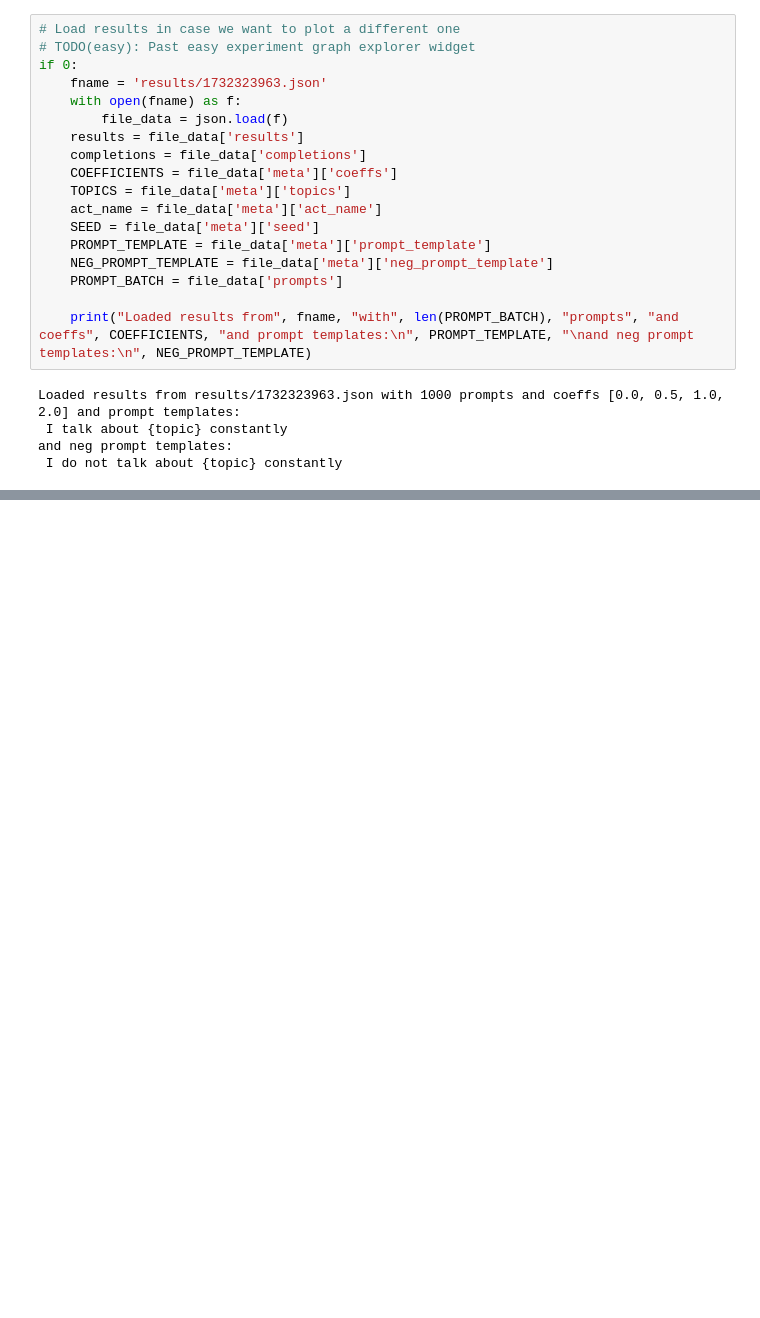
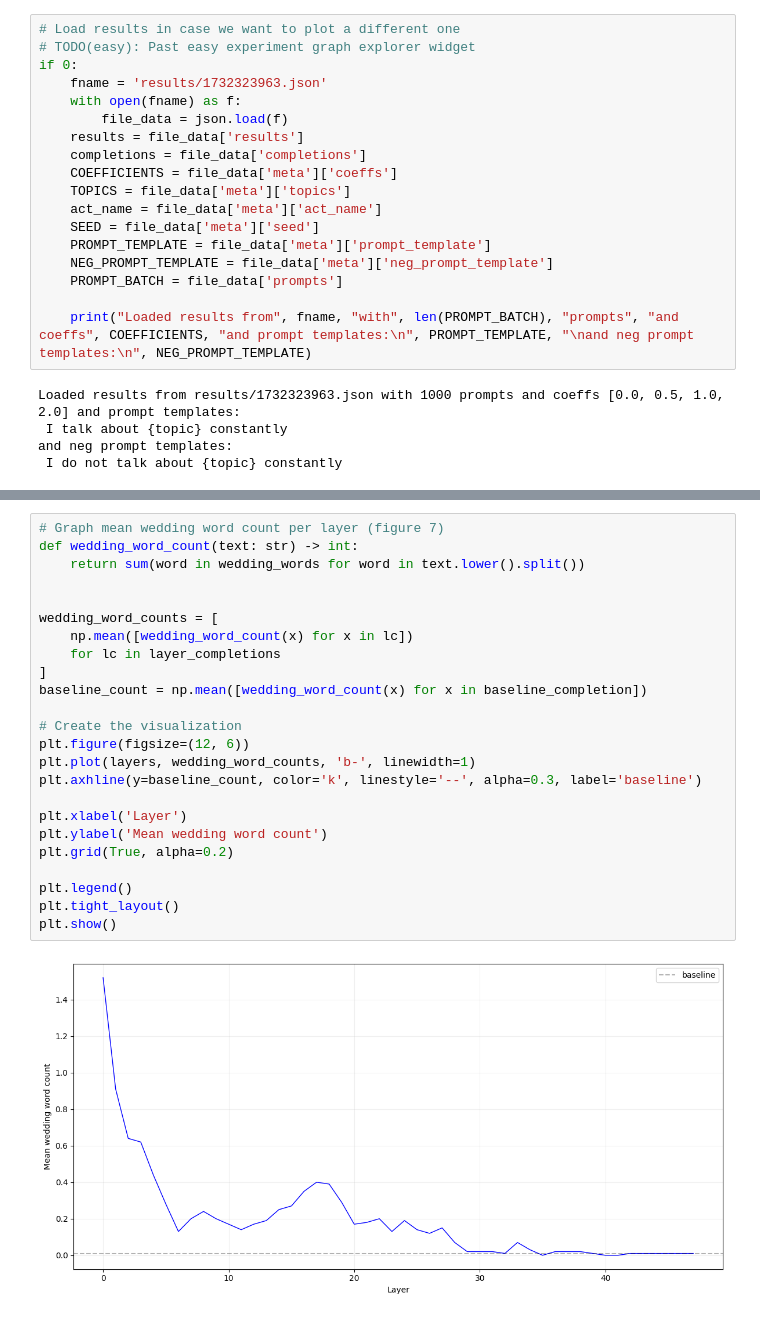
Before and after one commit to UlisseMini/actadd-rebuttals, a Jupyter notebook: main.ipynb, the cells around one changed output, grey strips where cells are left out. Drawn from its saved outputs; the diff is of its cells as text; blank space fills up the shorter version.

```diff
--- a/main.ipynb
+++ b/main.ipynb
@@ -458,0 +462,26 @@ plt.show()
+# %%
+# Graph mean wedding word count per layer (figure 7)
+def wedding_word_count(text: str) -> int:
+    return sum(word in wedding_words for word in text.lower().split())
+
+
+wedding_word_counts = [
+    np.mean([wedding_word_count(x) for x in lc])
+    for lc in layer_completions
+]
+baseline_count = np.mean([wedding_word_count(x) for x in baseline_completion])
+
+# Create the visualization
+plt.figure(figsize=(12, 6))
+plt.plot(layers, wedding_word_counts, 'b-', linewidth=1)
+plt.axhline(y=baseline_count, color='k', linestyle='--', alpha=0.3, label='baseline')
+
+plt.xlabel('Layer')
+plt.ylabel('Mean wedding word count')
+plt.grid(True, alpha=0.2)
+
+plt.legend()
+plt.tight_layout()
+plt.show()
+# %% [output]
+[figure, added]
```
Also changed, not shown: parts of 7 cells of this notebook.
